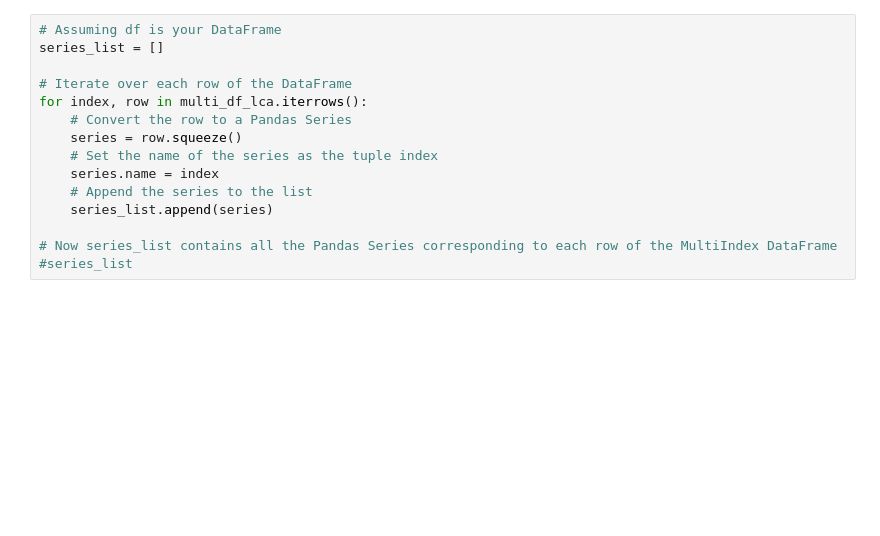
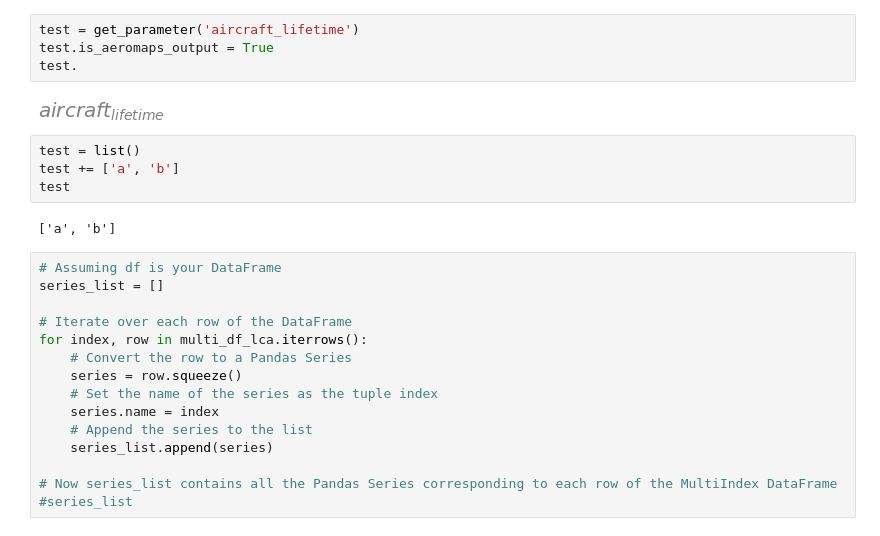
Before and after one commit to felixpollet/LCAv, a Jupyter notebook: lcav/notebook/test_premise.ipynb, the cells around one changed output. Drawn from its saved outputs; the diff is of its cells as text; blank space fills up the shorter version.

```diff
--- a/lcav/notebook/test_premise.ipynb
+++ b/lcav/notebook/test_premise.ipynb
@@ -166,3 +213,15 @@ multi_df_lca
+# %%
+test = get_parameter('aircraft_lifetime')
+test.is_aeromaps_output = True
+test.
+# %% [output]
+[figure, added]
+# %%
+test = list()
+test += ['a', 'b']
+test
+# %% [output]
+['a', 'b']
 # %%
 # Assuming df is your DataFrame
 series_list = []
```
Also changed, not shown: parts of 10 cells of this notebook, 5 other files.
